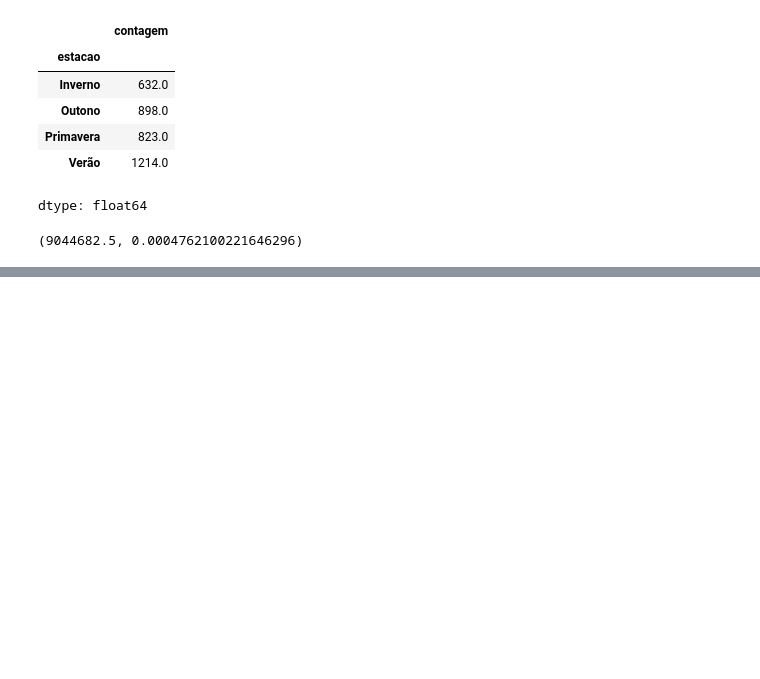
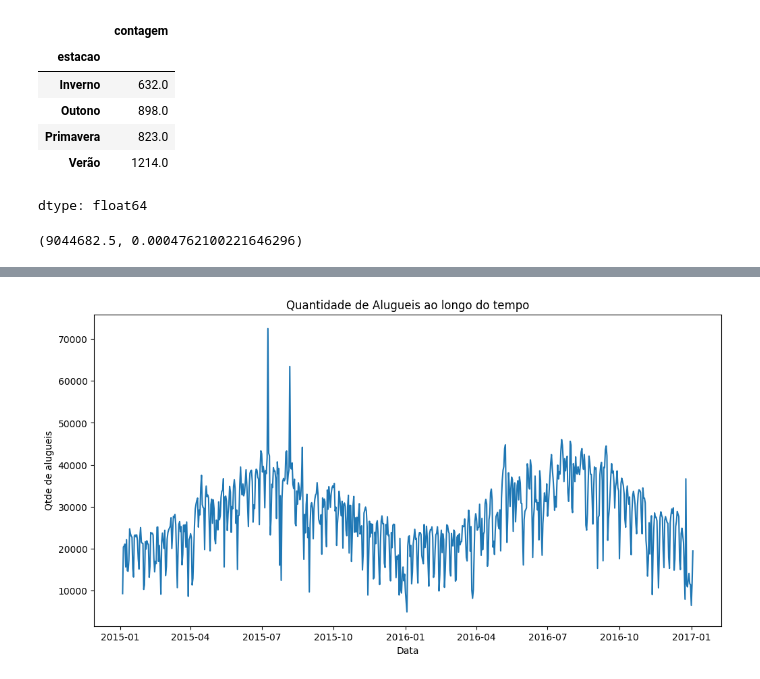
Before and after one commit to cauancalmeida/Data_Science_studies, a Jupyter notebook: Analisando_e_Prevendo_series_temporais.ipynb, the cells around one changed output, grey strips where cells are left out. Saved outputs shown, nothing was run; the diff lists cells and outputs as text; code cells hidden in the pictures; blank space fills up the shorter version.

```diff
--- a/Analisando_e_Prevendo_series_temporais.ipynb
+++ b/Analisando_e_Prevendo_series_temporais.ipynb
@@ -351,0 +518,3 @@ stat, p
+# %%
+df_data = df_limpo.groupby('data')['contagem'].sum().reset_index()
+df_data
@@ -351,0 +535,9 @@ stat, p
+# %%
+plt.figure(figsize=(12, 6))
+sns.lineplot(x='data', y='contagem', data=df_data)
+plt.title('Quantidade de Alugueis ao longo do tempo')
+plt.xlabel('Data')
+plt.ylabel('Qtde de alugueis')
+plt.show()
+# %% [output]
+[figure, added]
```
Also changed, not shown: parts of 26 cells of this notebook.
